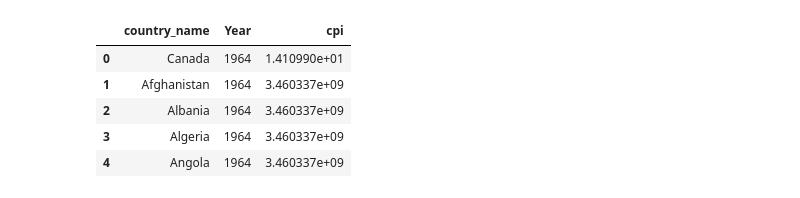
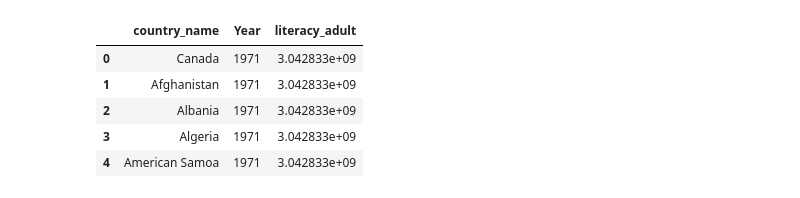
Before and after one commit to siddi582/GDPPredictor, a Jupyter notebook: GDP_forecast_ETL.ipynb, the cells around one changed output. Drawn from its saved outputs; the diff is of its cells as text; code cells hidden in the pictures.

```diff
--- a/GDP_forecast_ETL.ipynb
+++ b/GDP_forecast_ETL.ipynb
@@ -28,4 +28,5 @@ df1.head()
 5 rows × 64 columns
 # %%
-# Drop country groupings such as "Africa Eastern and Southern", starting row 1521
-df1=df1.iloc [:1520,:]
+# Drop country groupings such as "Africa Eastern and Southern", starting row 2824
+df1=df1.iloc [:2821,:]
+df1.tail()
@@ -93,12 +102,12 @@ Length: 64, dtype: float64
 # %%
 # Calculate the percentage of missing values in each row
-missing_percent = df1.isnull().mean(axis=1)
+#missing_percent = df1.isnull().mean(axis=1)
 
 # Identify the rows that have more than 70% missing data
-rows_to_drop = missing_percent[missing_percent > 0.7].index
+#rows_to_drop = missing_percent[missing_percent > 0.7].index
 
 # Drop the identified rows
-df1 = df1.drop(rows_to_drop)
+#df1 = df1.drop(rows_to_drop)
 # %%
 # Selecting the subset of the data that contains only the numeric values
 data=df1.iloc[:,2:]
@@ -299,0 +284,4 @@ cpi.head()
+# %%
+# Literacy rate, adult total (% of people ages 15 and above)
+literacy_adult=df1[df1['series_name'] == 'Literacy rate, adult total (% of people ages 15 and above)']
+literacy_adult.head()
@@ -300,15 +296,15 @@ cpi.head()
 # %%
 # Turn dataframe from wide to long format
-cpi = cpi.drop(columns=['series_name'])
-cpi = pd.melt(cpi, id_vars =["country_name"], var_name = "Year", value_name = "cpi" )
-cpi.head()
+literacy_adult = literacy_adult.drop(columns=['series_name'])
+literacy_adult = pd.melt(literacy_adult, id_vars =["country_name"], var_name = "Year", value_name = "literacy_adult" )
+literacy_adult.head()
 # %% [output]
-|  | country_name | Year | cpi |
-| 0 | Canada | 1964 | 1.410990e+01 |
-| 1 | Afghanistan | 1964 | 3.460337e+09 |
-| 2 | Albania | 1964 | 3.460337e+09 |
-| 3 | Algeria | 1964 | 3.460337e+09 |
-| 4 | Angola | 1964 | 3.460337e+09 |
+|  | country_name | Year | literacy_adult |
+| 0 | Canada | 1971 | 3.042833e+09 |
+| 1 | Afghanistan | 1971 | 3.042833e+09 |
+| 2 | Albania | 1971 | 3.042833e+09 |
+| 3 | Algeria | 1971 | 3.042833e+09 |
+| 4 | American Samoa | 1971 | 3.042833e+09 |
 # %%
 # Unemployment, total (% of total labor force) (national estimate)
 unemployment=df1[df1['series_name'] == 'Unemployment, total (% of total labor force) (national estimate)']
```
Also changed, not shown: parts of 43 cells of this notebook, 1 other file.
